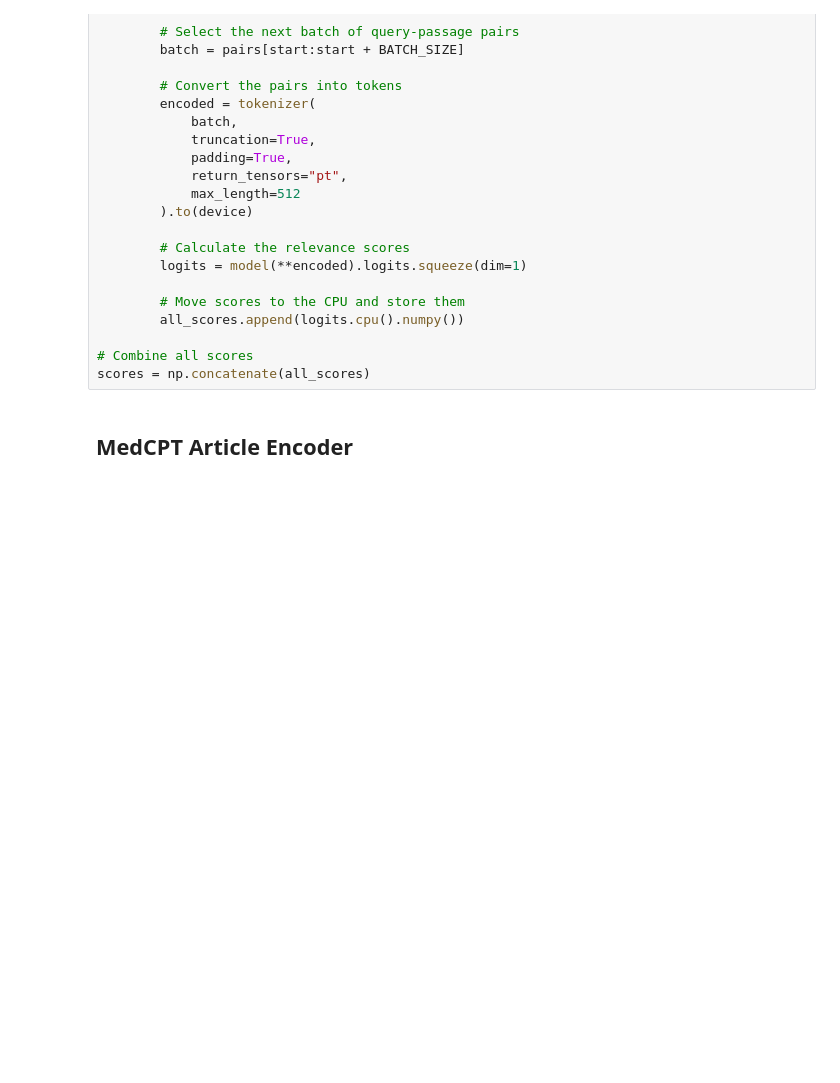
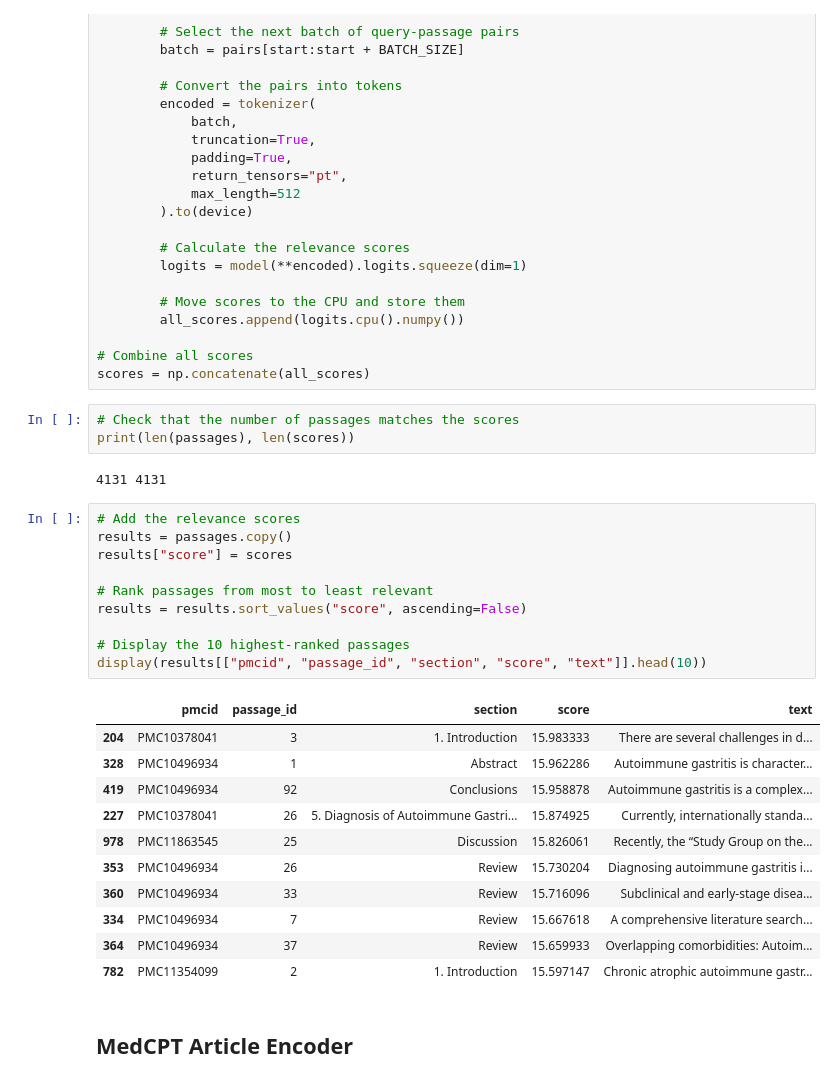
Before and after one commit to MothEars/SCI501_Project, a Jupyter notebook: notebooks/MedCPT.ipynb, the cells around one changed output. Saved outputs shown, nothing was run; the diff lists cells and outputs as text; blank space fills up the shorter version.

```diff
--- a/notebooks/MedCPT.ipynb
+++ b/notebooks/MedCPT.ipynb
@@ -122,6 +129,33 @@ with torch.no_grad():
 
 # Combine all scores
 scores = np.concatenate(all_scores)
+# %%
+# Check that the number of passages matches the scores
+print(len(passages), len(scores))
+# %% [output]
+4131 4131
+# %%
+# Add the relevance scores
+results = passages.copy()
+results["score"] = scores
+
+# Rank passages from most to least relevant
+results = results.sort_values("score", ascending=False)
+
+# Display the 10 highest-ranked passages
+display(results[["pmcid", "passage_id", "section", "score", "text"]].head(10))
+# %% [output]
+|  | pmcid | passage_id | section | score | text |
+| 204 | PMC10378041 | 3 | 1. Introduction | 15.983333 | There are several challenges in d... |
+| 328 | PMC10496934 | 1 | Abstract | 15.962286 | Autoimmune gastritis is character... |
+| 419 | PMC10496934 | 92 | Conclusions | 15.958878 | Autoimmune gastritis is a complex... |
+| 227 | PMC10378041 | 26 | 5. Diagnosis of Autoimmune Gastri... | 15.874925 | Currently, internationally standa... |
+| 978 | PMC11863545 | 25 | Discussion | 15.826061 | Recently, the “Study Group on the... |
+| 353 | PMC10496934 | 26 | Review | 15.730204 | Diagnosing autoimmune gastritis i... |
+| 360 | PMC10496934 | 33 | Review | 15.716096 | Subclinical and early-stage disea... |
+| 334 | PMC10496934 | 7 | Review | 15.667618 | A comprehensive literature search... |
+| 364 | PMC10496934 | 37 | Review | 15.659933 | Overlapping comorbidities: Autoim... |
+| 782 | PMC11354099 | 2 | 1. Introduction | 15.597147 | Chronic atrophic autoimmune gastr... |
 # %% [markdown]
 ## MedCPT Article Encoder
 # %%
```
Also changed, not shown: parts of 15 cells of this notebook.
